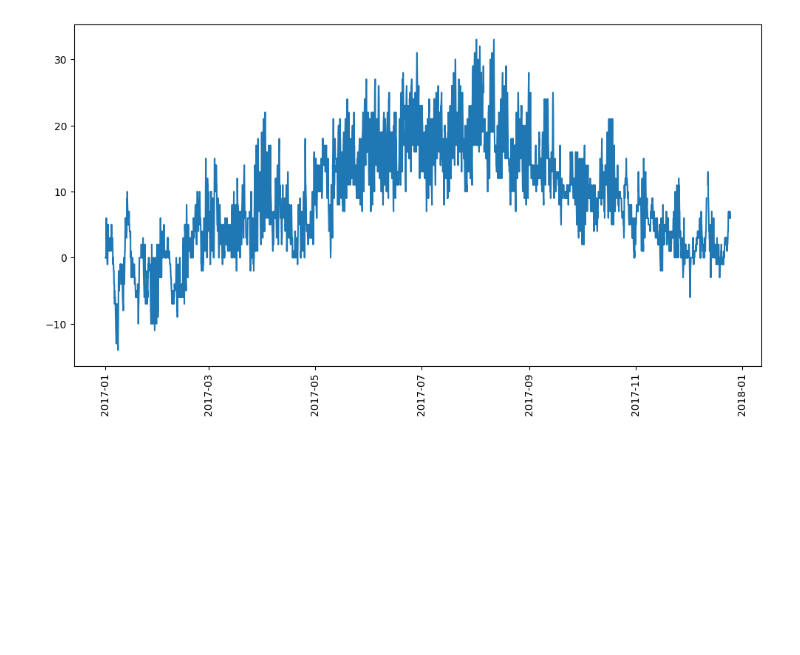
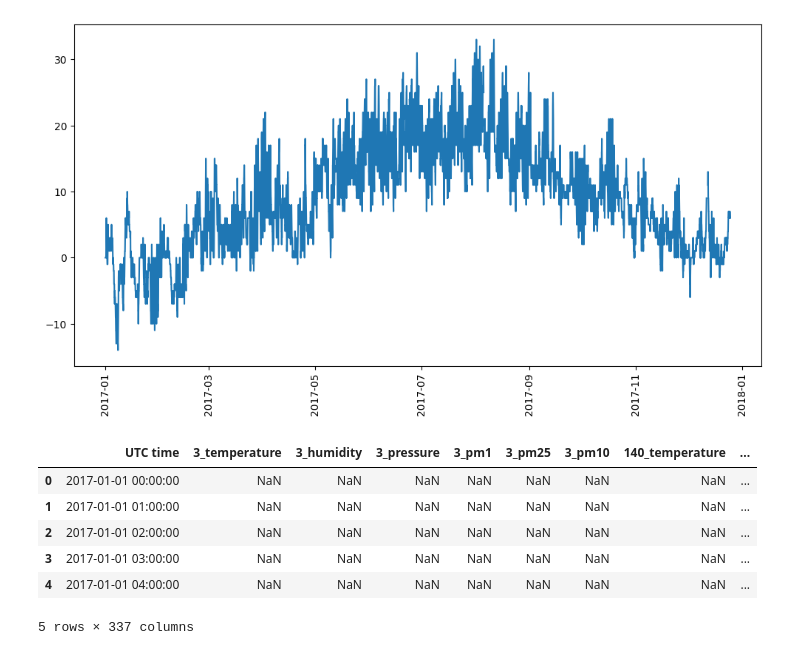
Before and after one commit to dan-ski/Air_quality, a Jupyter notebook: Air quality data preprocessing and analysis.ipynb, the cells around one changed output. Drawn from its saved outputs; the diff is of its cells as text; code cells hidden in the pictures; blank space fills up the shorter version.

```diff
--- a/Air quality data preprocessing and analysis.ipynb
+++ b/Air quality data preprocessing and analysis.ipynb
@@ -190,3 +191,13 @@ ax.xaxis.set_tick_params(rotation=90)
 plt.show()
 # %% [output]
 [figure]
+# %%
+df.head()
+# %% [output]
+|  | UTC time | 3_temperature | 3_humidity | 3_pressure | 3_pm1 | 3_pm25 | 3_pm10 | 140_temperature | ... |
+| 0 | 2017-01-01 00:00:00 | NaN | NaN | NaN | NaN | NaN | NaN | NaN | ... |
+| 1 | 2017-01-01 01:00:00 | NaN | NaN | NaN | NaN | NaN | NaN | NaN | ... |
+| 2 | 2017-01-01 02:00:00 | NaN | NaN | NaN | NaN | NaN | NaN | NaN | ... |
+| 3 | 2017-01-01 03:00:00 | NaN | NaN | NaN | NaN | NaN | NaN | NaN | ... |
+| 4 | 2017-01-01 04:00:00 | NaN | NaN | NaN | NaN | NaN | NaN | NaN | ... |
+5 rows × 337 columns
```
Also changed, not shown: parts of 16 cells of this notebook, 1 other file.
